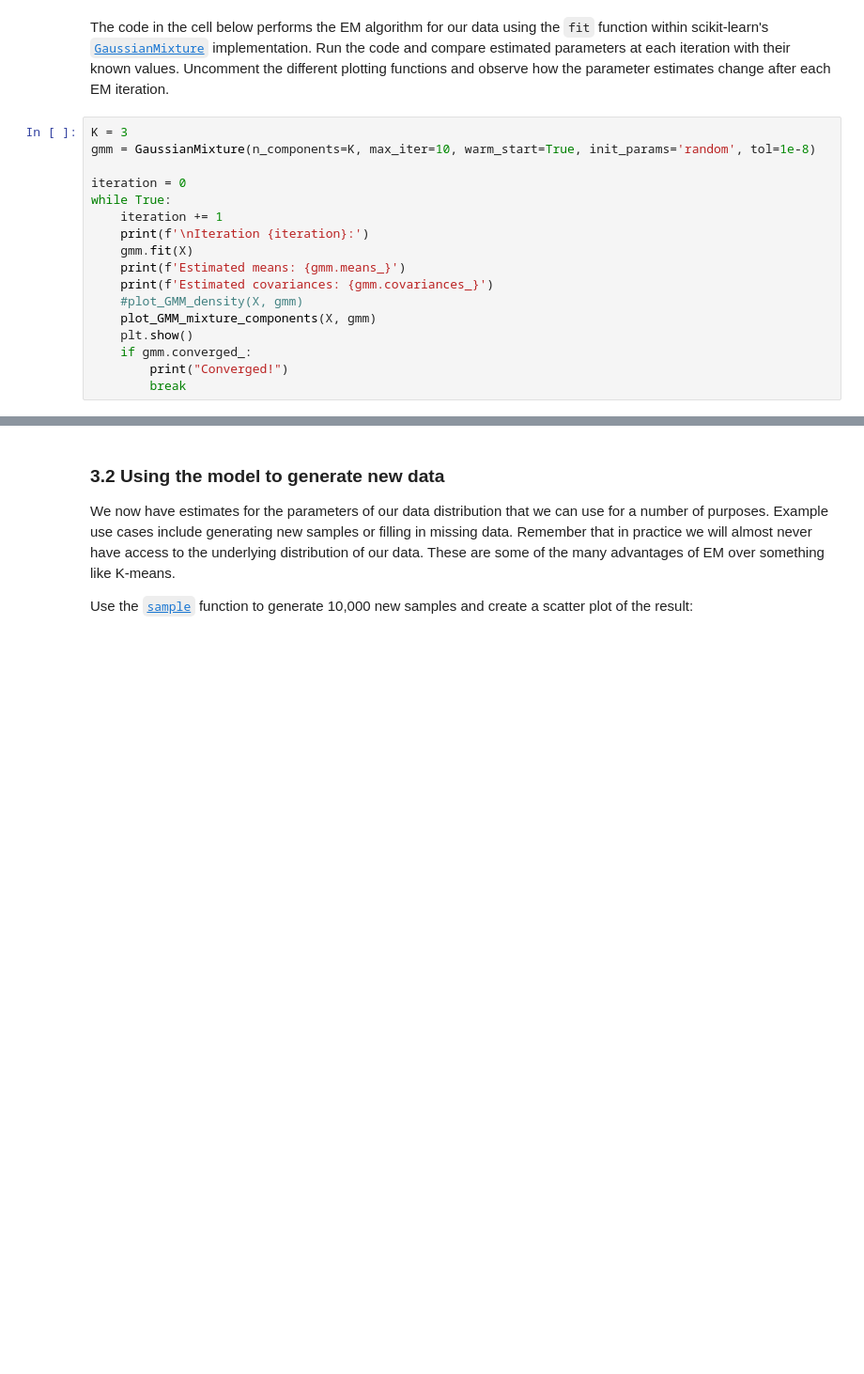
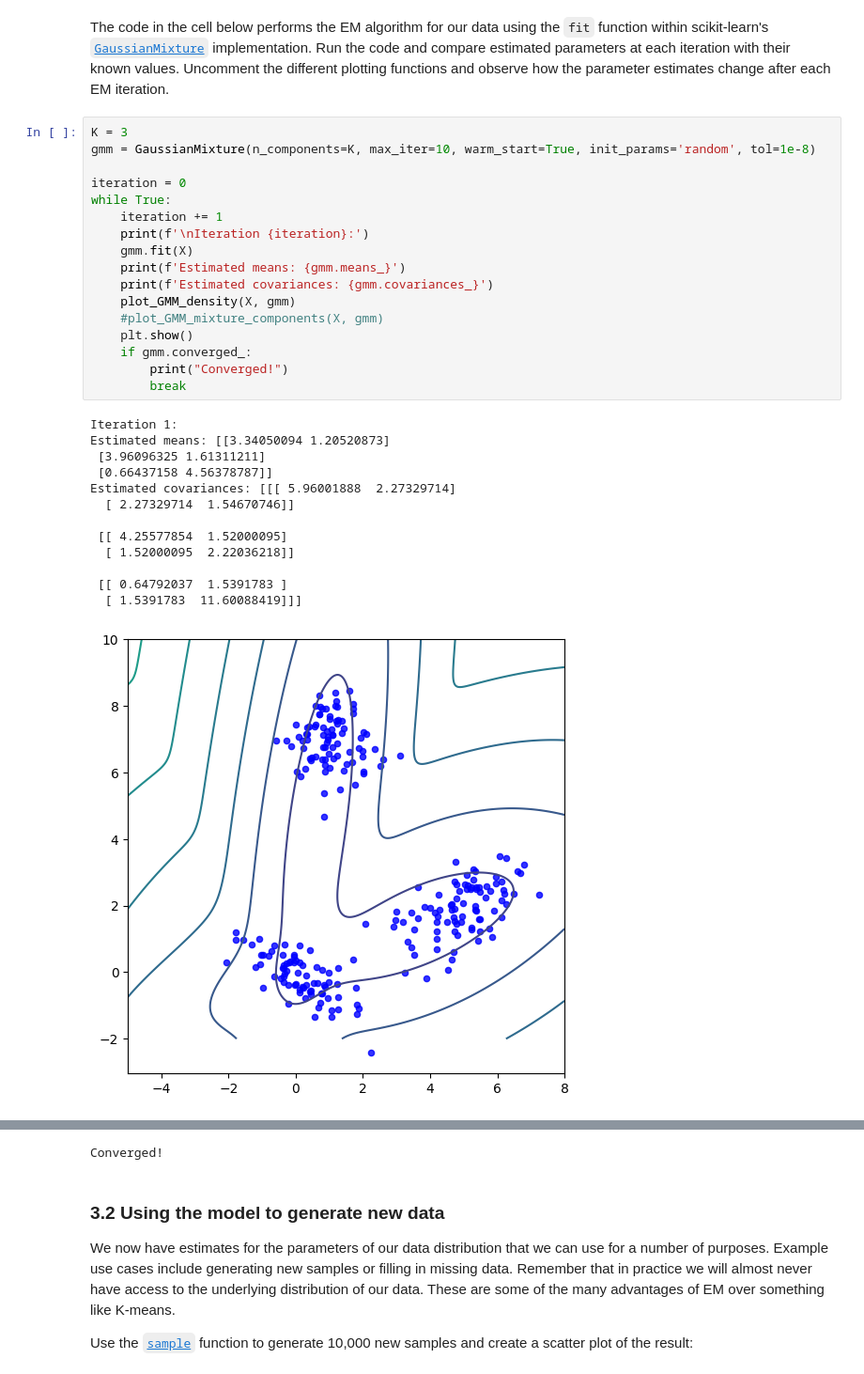
Before and after one commit to alexelwood14/lab_sheets_public, a Jupyter notebook: lab4/lab4-MixtureModels_K-means_Expectation-Maximisation.ipynb, the cells around one changed output, grey strips where cells are left out. Shown at 94% size. Drawn from its saved outputs; the diff is of its cells as text; blank space fills up the shorter version.

```diff
--- a/lab4/lab4-MixtureModels_K-means_Expectation-Maximisation.ipynb
+++ b/lab4/lab4-MixtureModels_K-means_Expectation-Maximisation.ipynb
@@ -284,17 +284,31 @@ The code in the cell below performs the EM algorithm for our data using the `fit
 # %%
 K = 3
 gmm = GaussianMixture(n_components=K, max_iter=10, warm_start=True, init_params='random', tol=1e-8)
 
 iteration = 0
 while True:
     iteration += 1
     print(f'\nIteration {iteration}:')
     gmm.fit(X)
     print(f'Estimated means: {gmm.means_}')
     print(f'Estimated covariances: {gmm.covariances_}')
-    #plot_GMM_density(X, gmm)
-    plot_GMM_mixture_components(X, gmm)
+    plot_GMM_density(X, gmm)
+    #plot_GMM_mixture_components(X, gmm)
     plt.show()
     if gmm.converged_:
         print("Converged!")
         break
+# %% [output]
+Iteration 1:
+Estimated means: [[3.34050094 1.20520873]
+ [3.96096325 1.61311211]
+ [0.66437158 4.56378787]]
+Estimated covariances: [[[ 5.96001888  2.27329714]
+  [ 2.27329714  1.54670746]]
+
+ [[ 4.25577854  1.52000095]
+  [ 1.52000095  2.22036218]]
+
+ [[ 0.64792037  1.5391783 ]
+  [ 1.5391783  11.60088419]]]
+[figure, added]
@@ -301,3 +354,4 @@ while True:
+Converged!
 # %% [markdown]
 ### 3.2 Using the model to generate new data
 
```
Also changed, not shown: parts of 3 cells of this notebook.
